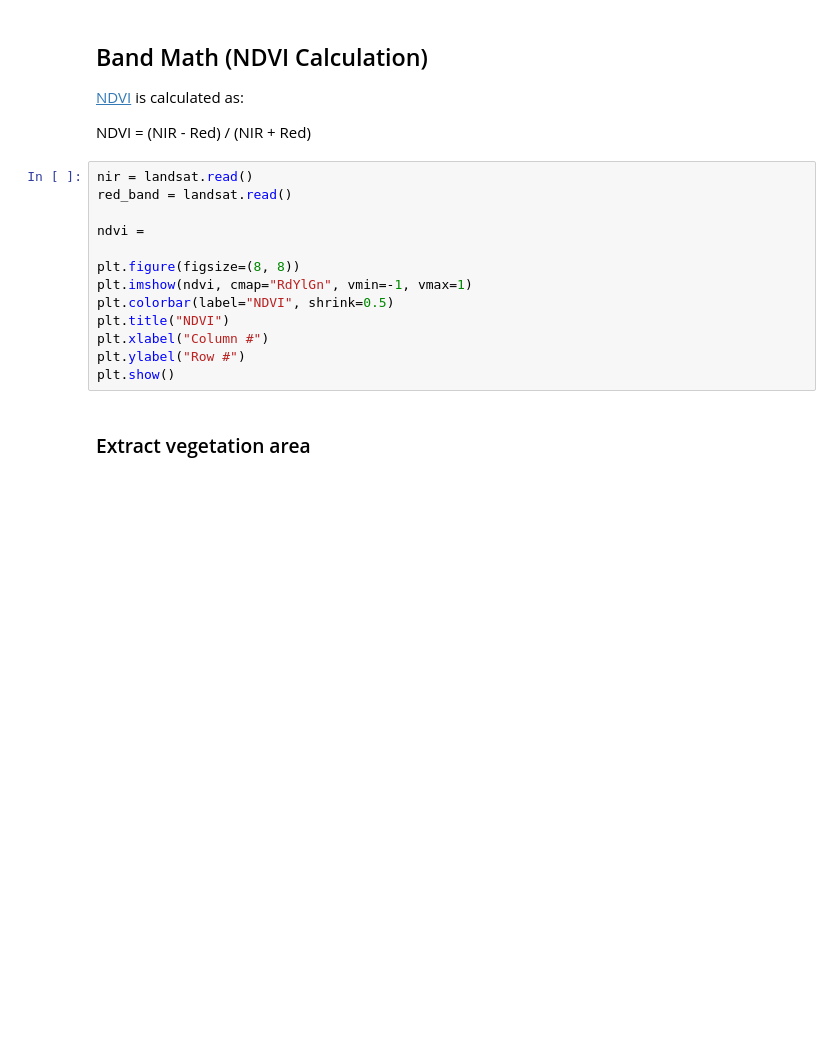
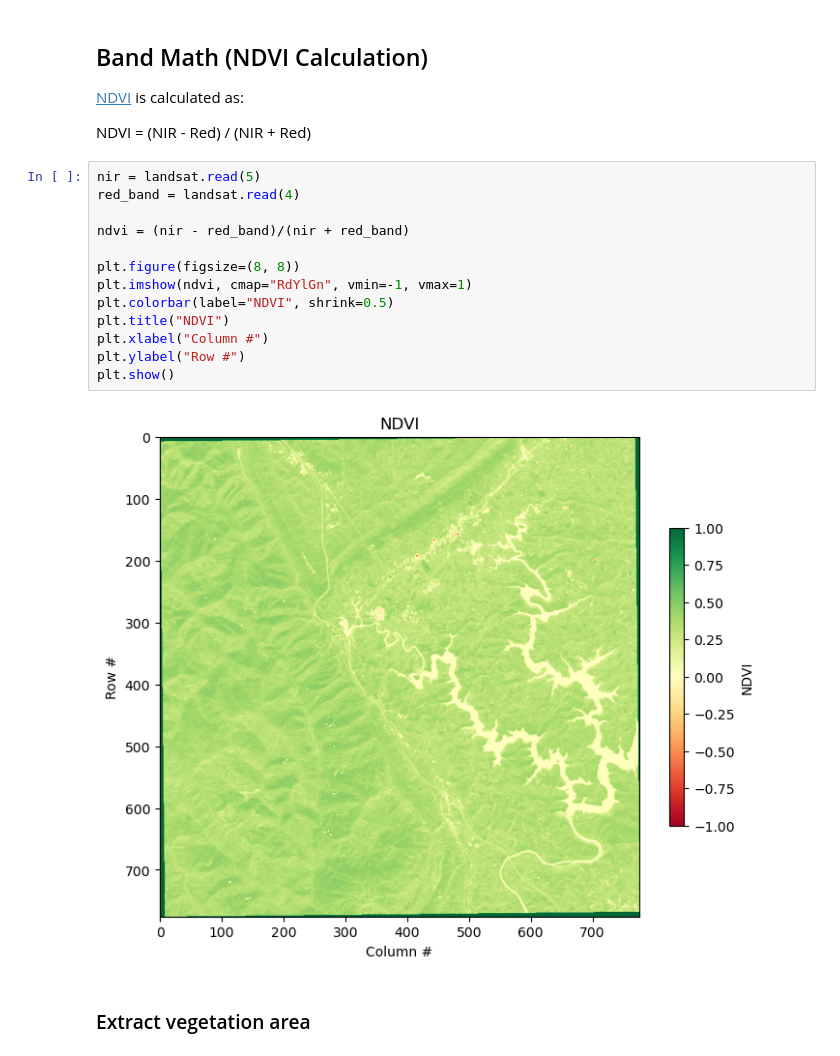
Before and after one commit to gisynw/geog386, a Jupyter notebook: docs/Lectures/Week12_multiple_bands/Week12_student.ipynb, the cells around one changed output. Drawn from its saved outputs; the diff is of its cells as text; blank space fills up the shorter version.

```diff
--- a/docs/Lectures/Week12_multiple_bands/Week12_student.ipynb
+++ b/docs/Lectures/Week12_multiple_bands/Week12_student.ipynb
@@ -152,18 +216,20 @@ rgb.shape
 
 NDVI = (NIR - Red) / (NIR + Red)
 # %%
-nir = landsat.read()
-red_band = landsat.read()
+nir = landsat.read(5)
+red_band = landsat.read(4)
 
-ndvi =
+ndvi = (nir - red_band)/(nir + red_band)
 
 plt.figure(figsize=(8, 8))
 plt.imshow(ndvi, cmap="RdYlGn", vmin=-1, vmax=1)
 plt.colorbar(label="NDVI", shrink=0.5)
 plt.title("NDVI")
 plt.xlabel("Column #")
 plt.ylabel("Row #")
 plt.show()
+# %% [output]
+[figure, added]
 # %% [markdown]
 ### Extract vegetation area
 # %%
```
Also changed, not shown: parts of 15 cells of this notebook.
